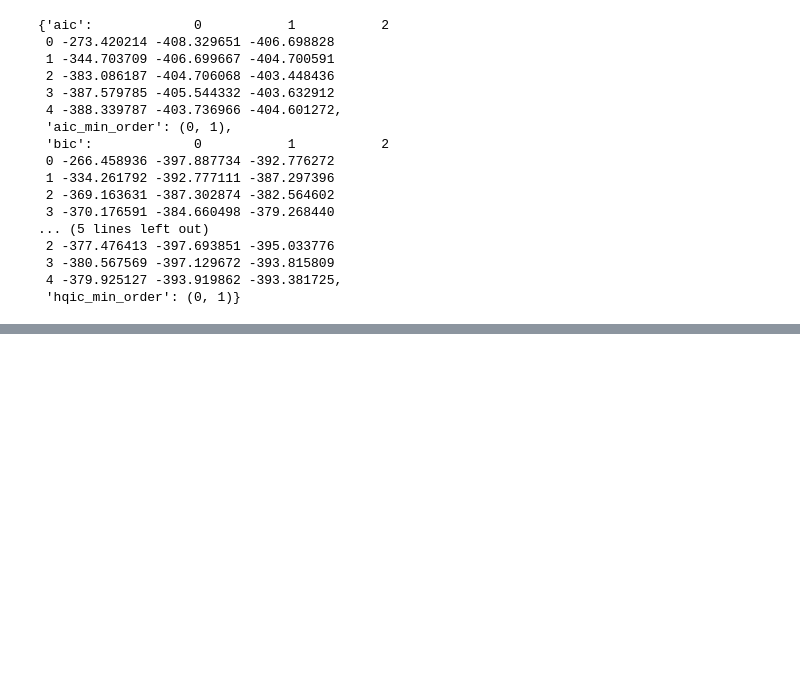
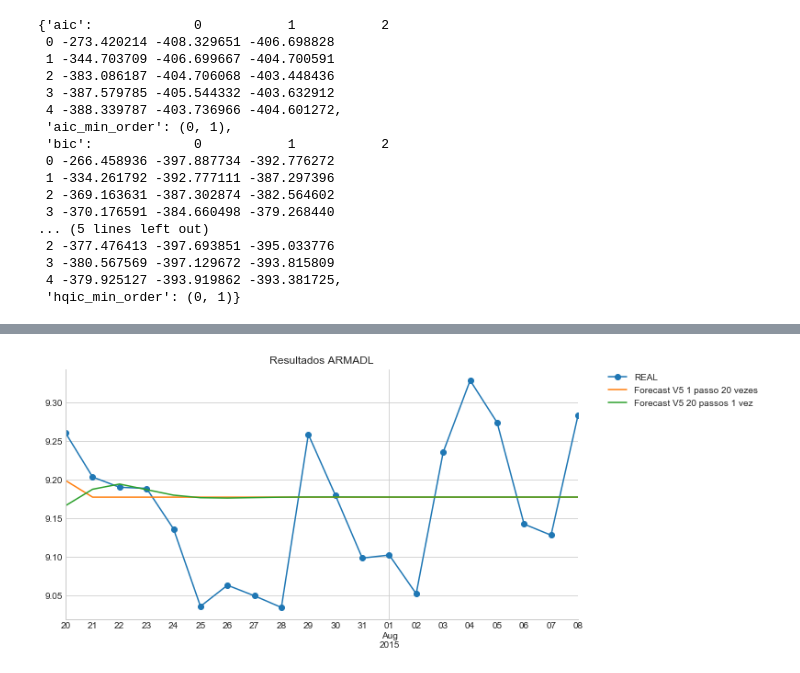
Before and after one commit to PablocFonseca/econometriaII, a Jupyter notebook: Lista Pratica 2.ipynb, the cells around one changed output, grey strips where cells are left out. Saved outputs shown, nothing was run; the diff lists cells and outputs as text; code cells hidden in the pictures; blank space fills up the shorter version.

```diff
--- a/Lista Pratica 2.ipynb
+++ b/Lista Pratica 2.ipynb
@@ -274,0 +286,7 @@ ValueError: Shape of passed values is (1, 20), indices imply (1, 1)
+# %%
+ax = forecasts['REAL']['V5'].to_frame('REAL').plot(figsize=(10,5), title='Resultados ARMADL', marker='o')
+x['ARMADL'].plot(ax=ax)
+plt.legend(bbox_to_anchor=(1.05, 1), loc=2, borderaxespad=0.1)
+sns.despine()
+# %% [output]
+[figure, added]
```
Also changed, not shown: parts of 35 cells of this notebook.
